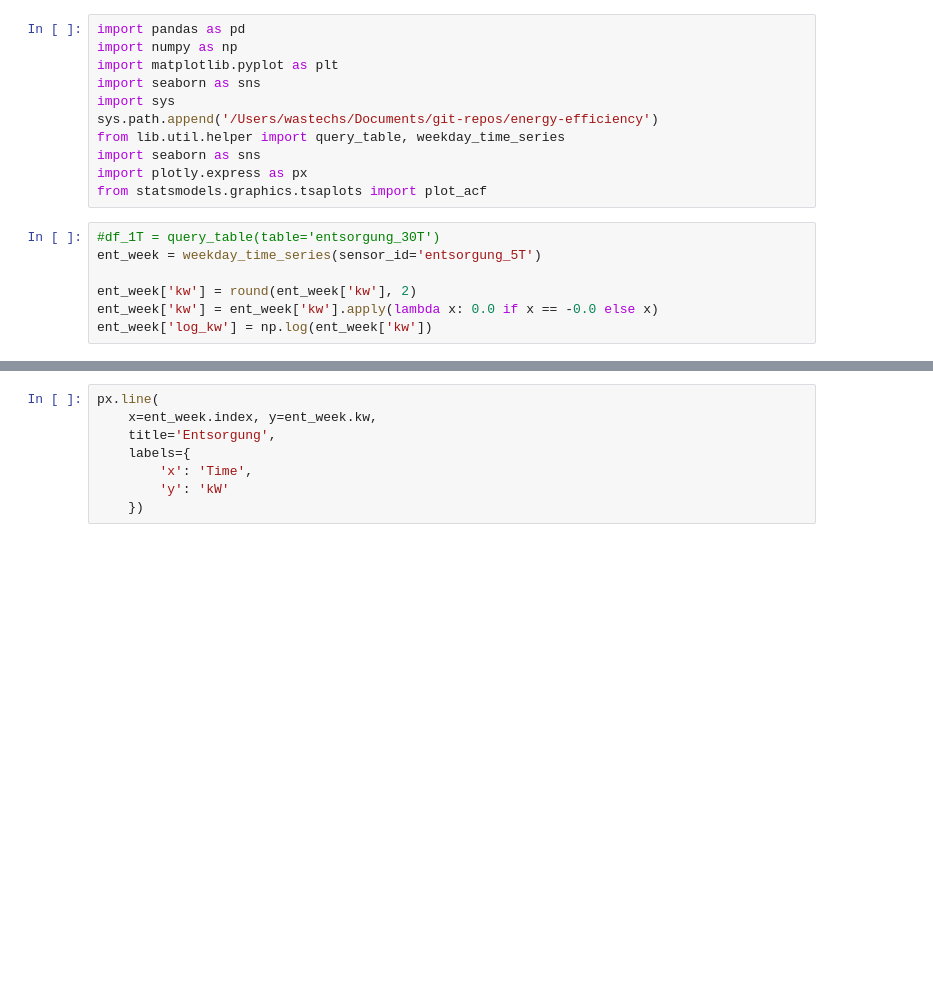
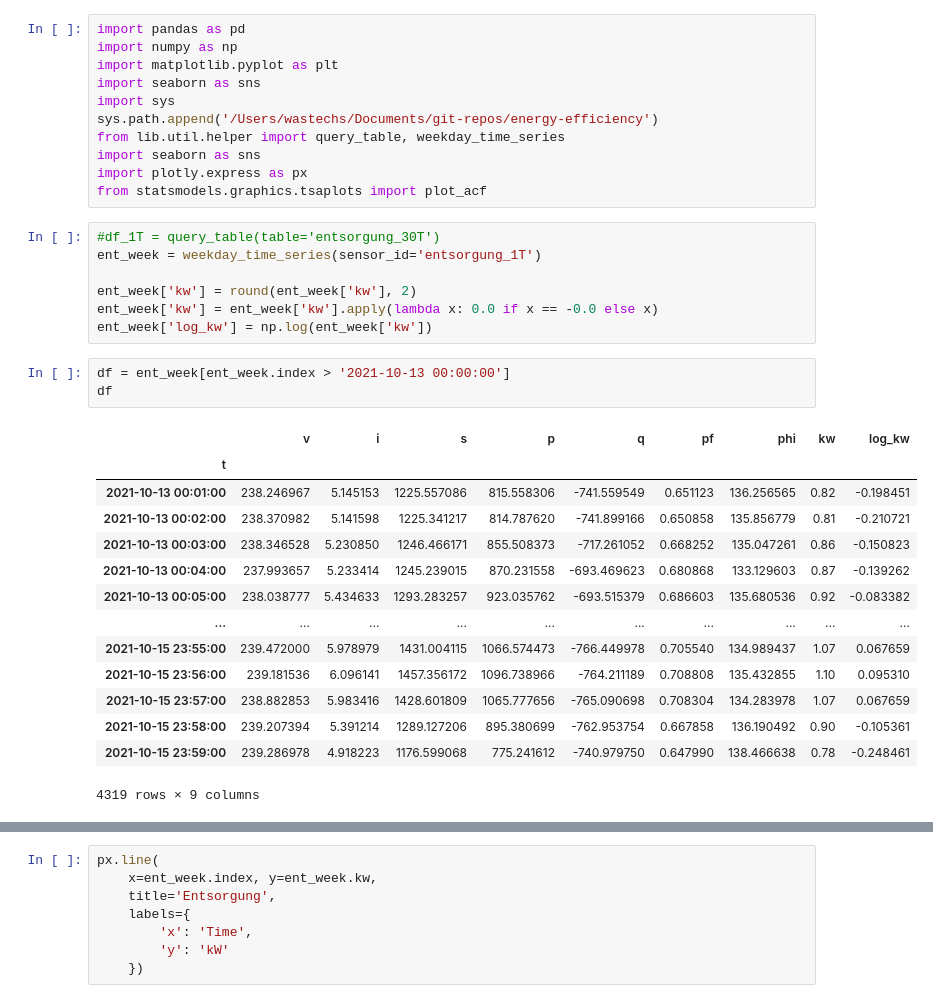
Before and after one commit to GStechschulte/energy-efficiency, a Jupyter notebook: EDA/gassmann_load_profiles/entsorgung.ipynb, the cells around one changed output, grey strips where cells are left out. Drawn from its saved outputs; the diff is of its cells as text; blank space fills up the shorter version.

```diff
--- a/EDA/gassmann_load_profiles/entsorgung.ipynb
+++ b/EDA/gassmann_load_profiles/entsorgung.ipynb
@@ -11,8 +11,26 @@ import plotly.express as px
 from statsmodels.graphics.tsaplots import plot_acf
 # %%
 #df_1T = query_table(table='entsorgung_30T')
-ent_week = weekday_time_series(sensor_id='entsorgung_5T')
+ent_week = weekday_time_series(sensor_id='entsorgung_1T')
 
 ent_week['kw'] = round(ent_week['kw'], 2)
 ent_week['kw'] = ent_week['kw'].apply(lambda x: 0.0 if x == -0.0 else x)
 ent_week['log_kw'] = np.log(ent_week['kw'])
+# %%
+df = ent_week[ent_week.index > '2021-10-13 00:00:00']
+df
+# %% [output]
+|  | v | i | s | p | q | pf | phi | kw | log_kw |
+| t |  |  |  |  |  |  |  |  |  |
+| 2021-10-13 00:01:00 | 238.246967 | 5.145153 | 1225.557086 | 815.558306 | -741.559549 | 0.651123 | 136.256565 | 0.82 | -0.198451 |
+| 2021-10-13 00:02:00 | 238.370982 | 5.141598 | 1225.341217 | 814.787620 | -741.899166 | 0.650858 | 135.856779 | 0.81 | -0.210721 |
+| 2021-10-13 00:03:00 | 238.346528 | 5.230850 | 1246.466171 | 855.508373 | -717.261052 | 0.668252 | 135.047261 | 0.86 | -0.150823 |
+| 2021-10-13 00:04:00 | 237.993657 | 5.233414 | 1245.239015 | 870.231558 | -693.469623 | 0.680868 | 133.129603 | 0.87 | -0.139262 |
+| 2021-10-13 00:05:00 | 238.038777 | 5.434633 | 1293.283257 | 923.035762 | -693.515379 | 0.686603 | 135.680536 | 0.92 | -0.083382 |
+| ... | ... | ... | ... | ... | ... | ... | ... | ... | ... |
+| 2021-10-15 23:55:00 | 239.472000 | 5.978979 | 1431.004115 | 1066.574473 | -766.449978 | 0.705540 | 134.989437 | 1.07 | 0.067659 |
+| 2021-10-15 23:56:00 | 239.181536 | 6.096141 | 1457.356172 | 1096.738966 | -764.211189 | 0.708808 | 135.432855 | 1.10 | 0.095310 |
+| 2021-10-15 23:57:00 | 238.882853 | 5.983416 | 1428.601809 | 1065.777656 | -765.090698 | 0.708304 | 134.283978 | 1.07 | 0.067659 |
+| 2021-10-15 23:58:00 | 239.207394 | 5.391214 | 1289.127206 | 895.380699 | -762.953754 | 0.667858 | 136.190492 | 0.90 | -0.105361 |
+| 2021-10-15 23:59:00 | 239.286978 | 4.918223 | 1176.599068 | 775.241612 | -740.979750 | 0.647990 | 138.466638 | 0.78 | -0.248461 |
+4319 rows × 9 columns
```
Also changed, not shown: parts of 1 cell of this notebook.
